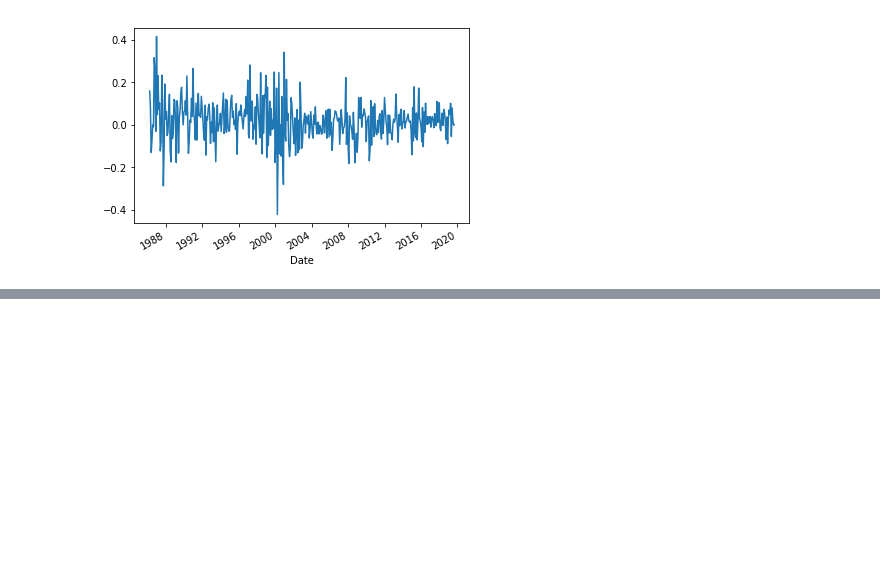
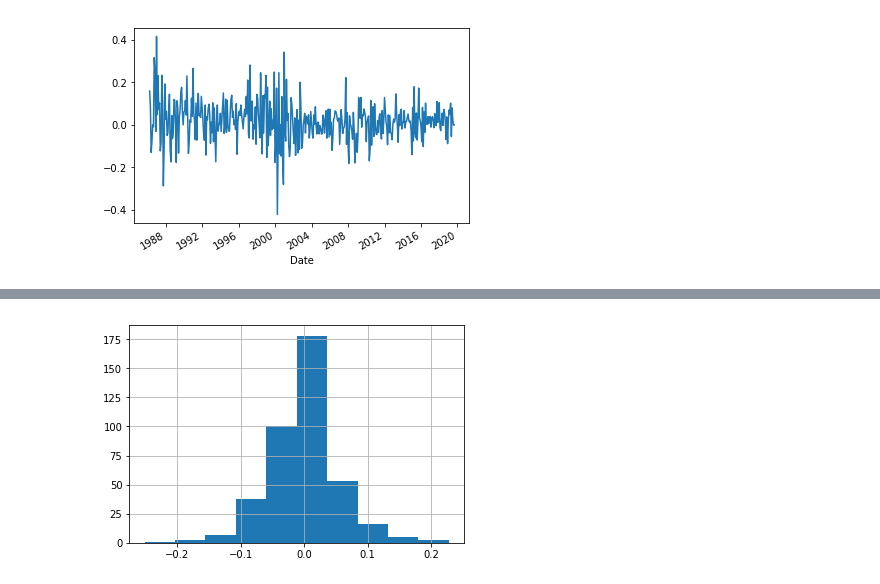
Before and after one commit to alphalex/DAT-06-24, a Jupyter notebook: class material/Unit 4/Class 18/Class Notebook Messy.ipynb, the cells around one changed output, grey strips where cells are left out. Saved outputs shown, nothing was run; the diff lists cells and outputs as text; code cells hidden in the pictures; blank space fills up the shorter version.

```diff
--- a/class material/Unit 4/Class 18/Class Notebook Messy.ipynb
+++ b/class material/Unit 4/Class 18/Class Notebook Messy.ipynb
@@ -209,0 +233,4 @@ msft.LogPrice.diff().plot()
+# %%
+data.hist();
+# %% [output]
+[figure, added]
```
Also changed, not shown: parts of 9 cells of this notebook, 13 other files.
